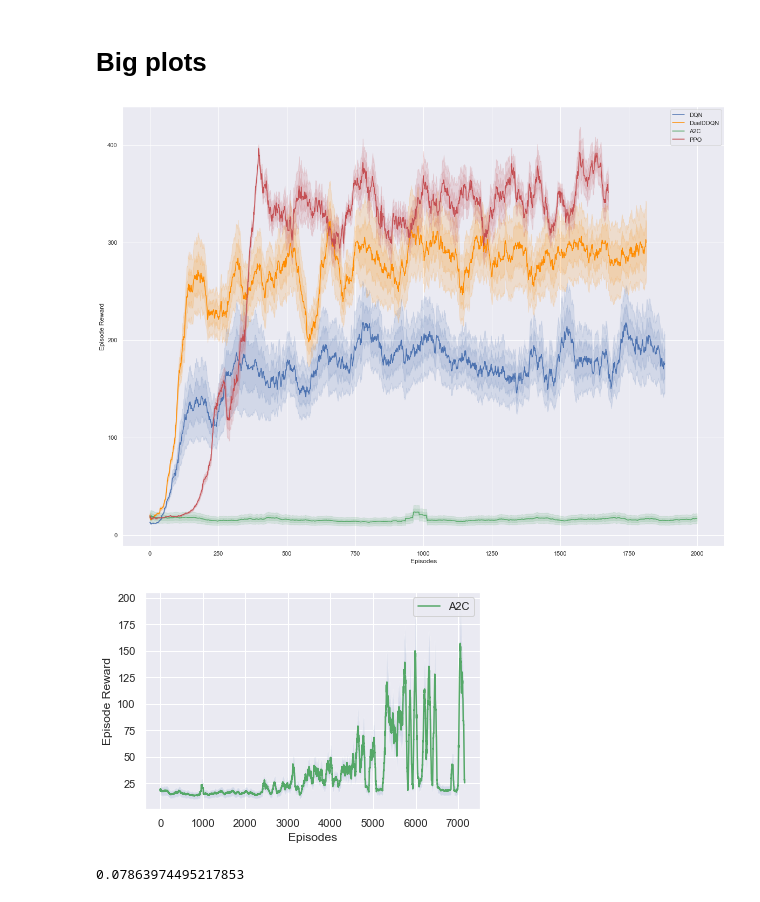
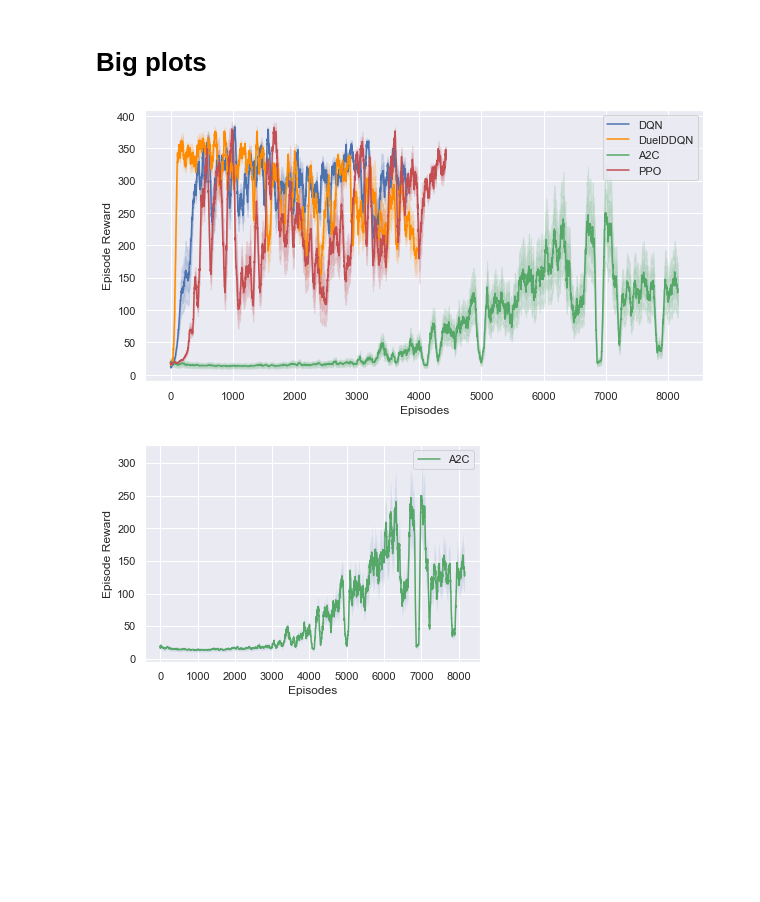
Before and after one commit to TheodoreWolf/climate_policy_rl, a Jupyter notebook: plot_making.ipynb, the cells around one changed output. Drawn from its saved outputs; the diff is of its cells as text; code cells hidden in the pictures; blank space fills up the shorter version.

Commit message:
experiments update

```diff
--- a/plot_making.ipynb
+++ b/plot_making.ipynb
@@ -96,13 +82,13 @@ import time
 import numpy as np
 sweep_dir = os.path.join(proj_dir, "sweeps")
 # %%
-ppo = os.path.join(sweep_dir, "PPO sweep.csv")
+ppo = os.path.join(sweep_dir, "PPO sweep 2.csv")
 dfppo = pd.read_csv(ppo)
 
-X = dfppo[["epsilon", "discount", "buffer_size", "batch_size", "clip", "labda", "max_epochs", "max_grad_norm", "lr_actor", "lr_critic", "critic_decay", "actor_decay"]]
+X = dfppo[["epsilon", "buffer_size", "batch_size", "clip", "lamda", "lr_actor", "lr_critic", "decay_number"]]
 y = dfppo["mean_reward"]
-data = dfppo[["epsilon", "discount", "buffer_size", "batch_size", "clip", "labda", "max_epochs", "max_grad_norm", "lr_actor", "lr_critic", "critic_decay", "actor_decay", "mean_reward"]]
-feature_names = ["$\epsilon$", "$\gamma$", "buffer size", "batch size", "clip", "$\lambda$", "max epochs", "max grad norm", "lr actor", "lr critic", "critic decay", "actor decay"]
+data = dfppo[["epsilon", "buffer_size", "batch_size", "clip", "lamda", "lr_actor", "lr_critic", "decay_number", "mean_reward"]]
+feature_names = ["$\epsilon$", "buffer size", "batch size", "clip", "$\lambda$", "lr actor", "lr critic", "decay number"]
 forest = ExtraTreesRegressor(n_estimators=100,
                              random_state=0)
 forest.fit(X, y)
@@ -115,5 +101,5 @@ forest_importances.plot.bar(yerr=std, ax=ax)
 #ax.set_title("Feature importances using MDI")
 ax.set_ylabel("Mean decrease in impurity")
 fig.tight_layout()
-plt.savefig(os.path.join(proj_dir, "overleaf images", "sweep ppo.png"), bbox_inches="tight", dpi=300)
+plt.savefig(os.path.join(proj_dir, "overleaf images", "sweep ppo2.png"), bbox_inches="tight", dpi=300)
 # %% [output]
@@ -239,17 +212,14 @@ plt.savefig(os.path.join(proj_dir, "overleaf images", "sweep a2c corr.png"), bbo
 # %% [markdown]
 # Big plots
 # %%
-with open(os.path.join(code_dir, "duelddqn_data.json"),"r") as f:
+with open(os.path.join(proj_dir, "experiment_data", "default", "duelddqn_data.json"),"r") as f:
           ddqn_data = json.load(f)
-with open(os.path.join(code_dir, "ppo_data.json"),"r") as f:
+with open(os.path.join(proj_dir, "experiment_data", "default","ppo_data.json"),"r") as f:
           ppo_data = json.load(f)
-with open(os.path.join(code_dir, "dqn_data.json"),"r") as f:
+with open(os.path.join(proj_dir, "experiment_data", "default","dqn_data.json"),"r") as f:
           dqn_data = json.load(f)
-# with open(os.path.join(code_dir, "a2c_data.json"),"r") as f:
-#           a2c_data = json.load(f)
-a2c_data = []
-for i in range(3):
-    a2c_data.append(np.load(os.path.join(proj_dir, "run_summaries", "seed {}".format(str(i)), "run_data.npy"), allow_pickle=True)[()])
+with open(os.path.join(proj_dir, "experiment_data", "default", "a2c_data.json"),"r") as f:
+          a2c_data = json.load(f)
 # %%
 def stack_data(agent_data, key="rewards"):
     all_data = agent_data.copy()
@@ -270,42 +249,41 @@ def stack_data_min(agent_data, key="rewards"):
 # %%
-plt.figure(figsize=(20,15))
-
+plt.figure(figsize=(10,5))
 # dqn
 dqn_mean = np.mean(stack_data_min(dqn_data, key="moving_avg_rewards"), axis=0)
 dqn_std =  np.std(stack_data_min(dqn_data, key="moving_avg_rewards"), axis=0)
 plt.plot(dqn_mean, label="DQN", c="b")
 plt.fill_between(np.arange(len(dqn_mean)), dqn_mean - 0.3*dqn_std, dqn_mean+0.3*dqn_std, alpha=0.15, color="b")
 plt.fill_between(np.arange(len(dqn_mean)), dqn_mean - 0.15*dqn_std, dqn_mean+0.15*dqn_std, alpha=0.15, color="b")
 
 
 # ddqn
 ddqn_mean = np.mean(stack_data_min(ddqn_data, key="moving_avg_rewards"), axis=0)
 ddqn_std = np.std(stack_data_min(ddqn_data, key="moving_avg_rewards"), axis=0)
 plt.plot(ddqn_mean, label="DuelDDQN", c="darkorange")
 plt.fill_between(np.arange(len(ddqn_mean)), ddqn_mean - 0.3*ddqn_std, ddqn_mean+0.3*ddqn_std, alpha=0.15, color="darkorange")
 plt.fill_between(np.arange(len(ddqn_mean)), ddqn_mean - 0.15*ddqn_std, ddqn_mean+0.15*ddqn_std, alpha=0.15, color="darkorange")
 
 # a2c
-a2c_mean = np.mean(stack_data_min(a2c_data, key="moving_avg_rewards"), axis=0)[:2000]
-a2c_std = np.mean(stack_data_min(a2c_data, key="moving_avg_rewards"), axis=0)[:2000]
+a2c_mean = np.mean(stack_data_min(a2c_data, key="moving_avg_rewards"), axis=0)
+a2c_std = np.mean(stack_data_min(a2c_data, key="moving_avg_rewards"), axis=0)
 plt.plot(a2c_mean, label="A2C", c="g")
 plt.fill_between(np.arange(len(a2c_mean)), a2c_mean - 0.3*a2c_std, a2c_mean+0.3*a2c_std, alpha=0.15, color="g")
 plt.fill_between(np.arange(len(a2c_mean)), a2c_mean - 0.15*a2c_std, a2c_mean+0.15*a2c_std, alpha=0.15, color="g")
 
 # ppo
 ppo_mean = np.mean(stack_data_min(ppo_data, key="moving_avg_rewards"), axis=0)
 ppo_std = np.std(stack_data_min(ppo_data, key="moving_avg_rewards"), axis=0)
 plt.plot(ppo_mean, label="PPO", c="r")
 plt.fill_between(np.arange(len(ppo_mean)), ppo_mean - 0.3*ppo_std, ppo_mean+0.3*ppo_std, alpha=0.15, color="r")
 plt.fill_between(np.arange(len(ppo_mean)), ppo_mean - 0.15*ppo_std, ppo_mean+0.15*ppo_std, alpha=0.15, color="r")
 
 
 plt.legend()
 plt.xlabel("Episodes")
 plt.ylabel("Episode Reward");
-plt.savefig(os.path.join(proj_dir, "overleaf images", "default plot2.png"), bbox_inches="tight", dpi=200)
+# plt.savefig(os.path.join(proj_dir, "overleaf images", "default plot2.png"), bbox_inches="tight", dpi=200)
 # %% [output]
-[figure, old version]
+[figure, new version]
 # %%
 a2c_mean = np.mean(stack_data_min(a2c_data, key="moving_avg_rewards"), axis=0)
 a2c_std = np.mean(stack_data_min(a2c_data, key="moving_avg_rewards"), axis=0)
@@ -317,8 +295,4 @@ plt.xlabel("Episodes")
 plt.ylabel("Episode Reward");
 plt.savefig(os.path.join(proj_dir, "overleaf images", "a2cplot.png"), bbox_inches="tight")
 # %% [output]
-[figure, old version]
+[figure, new version]
-# %%
-ddqn_data[0]["final_point"].count("GREEN_FP")/dqn_data[0]["episodes"]
-# %% [output]
-0.07863974495217853
```
Also changed, not shown: parts of 22 cells of this notebook, 6 other files.
